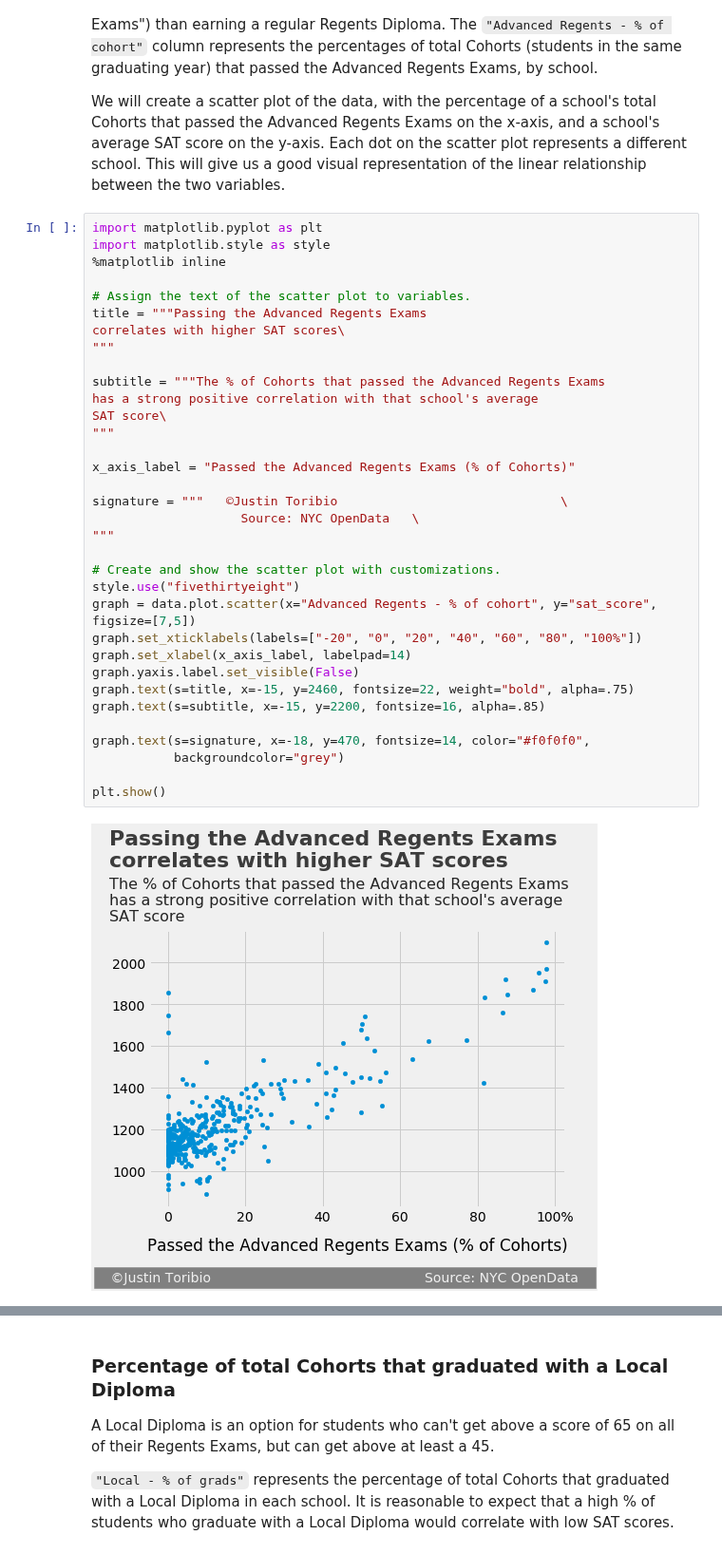
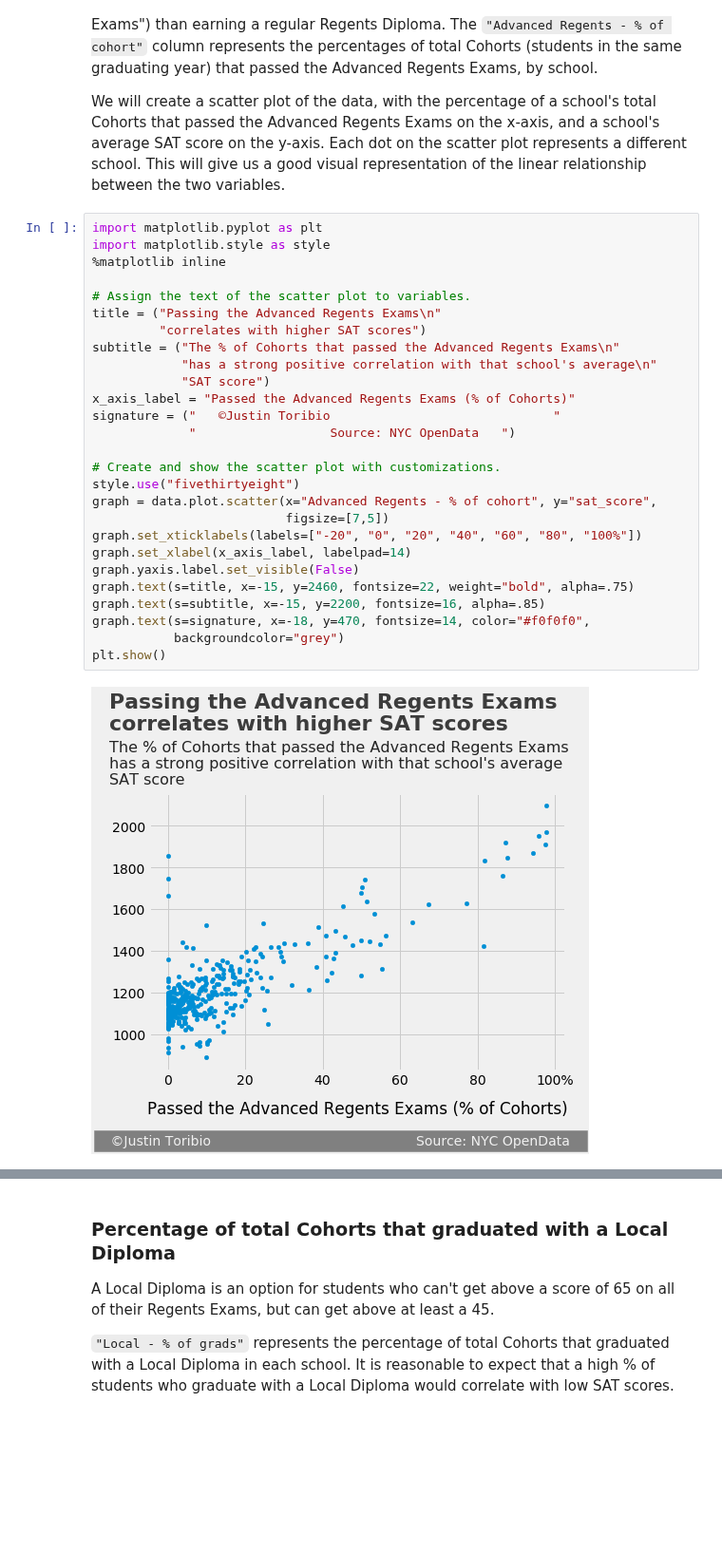
Before and after one commit to JustinToribio/analyzing-the-sat, a Jupyter notebook: notebooks/1.0-jt-analyze-the-sat.ipynb, the cells around one changed output, grey strips where cells are left out. Shown at 95% size. Drawn from its saved outputs; the diff is of its cells as text; blank space fills up the shorter version.

```diff
--- a/notebooks/1.0-jt-analyze-the-sat.ipynb
+++ b/notebooks/1.0-jt-analyze-the-sat.ipynb
@@ -129,37 +129,30 @@ We will create a scatter plot of the data, with the percentage of a school's tot
 # %%
 import matplotlib.pyplot as plt
 import matplotlib.style as style
 %matplotlib inline
 
 # Assign the text of the scatter plot to variables.
-title = """Passing the Advanced Regents Exams
-correlates with higher SAT scores\
-"""
-
-subtitle = """The % of Cohorts that passed the Advanced Regents Exams
-has a strong positive correlation with that school's average
-SAT score\
-"""
-
+title = ("Passing the Advanced Regents Exams\n"
+         "correlates with higher SAT scores")
+subtitle = ("The % of Cohorts that passed the Advanced Regents Exams\n"
+            "has a strong positive correlation with that school's average\n"
+            "SAT score")
 x_axis_label = "Passed the Advanced Regents Exams (% of Cohorts)"
-
-signature = """   ©Justin Toribio                              \
-                    Source: NYC OpenData   \
-"""
+signature = ("   ©Justin Toribio                              "
+             "                  Source: NYC OpenData   ")
 
 # Create and show the scatter plot with customizations.
 style.use("fivethirtyeight")
-graph = data.plot.scatter(x="Advanced Regents - % of cohort", y="sat_score", figsize=[7,5])
+graph = data.plot.scatter(x="Advanced Regents - % of cohort", y="sat_score",
+                          figsize=[7,5])
 graph.set_xticklabels(labels=["-20", "0", "20", "40", "60", "80", "100%"])
 graph.set_xlabel(x_axis_label, labelpad=14)
 graph.yaxis.label.set_visible(False)
 graph.text(s=title, x=-15, y=2460, fontsize=22, weight="bold", alpha=.75)
 graph.text(s=subtitle, x=-15, y=2200, fontsize=16, alpha=.85)
-
 graph.text(s=signature, x=-18, y=470, fontsize=14, color="#f0f0f0",
            backgroundcolor="grey")
-
 plt.show()
 # %% [output]
-[figure, old version]
+[figure, new version]
 # %% [markdown]
```
Also changed, not shown: parts of 3 cells of this notebook.
